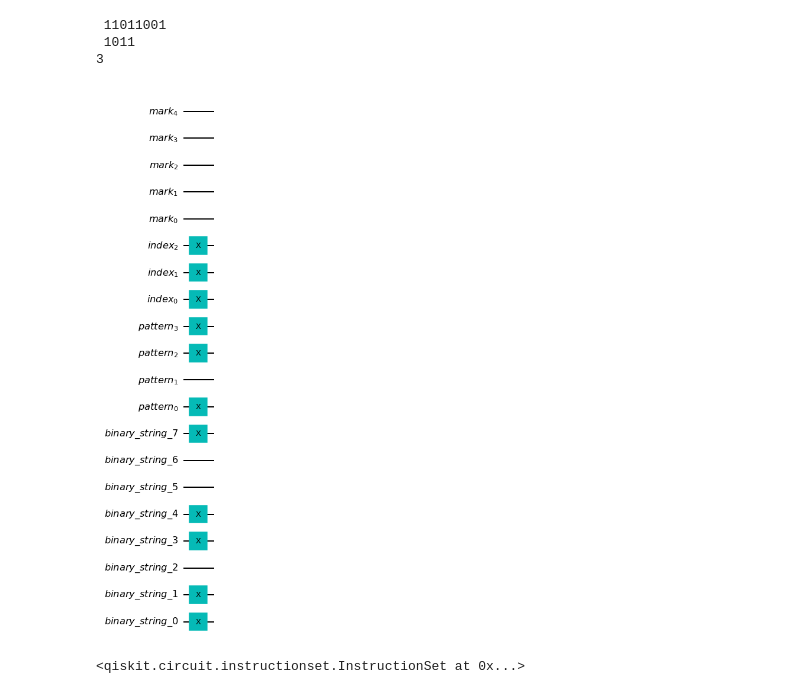
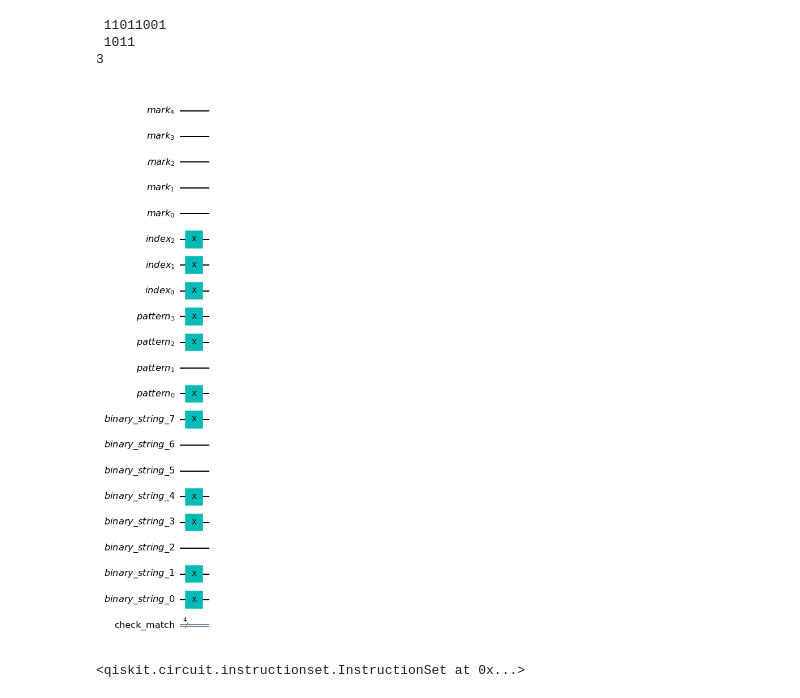
Before and after one commit to SakibulIslamSazzad/Quantum-Pattern-Matching, a Jupyter notebook: Quantum Pattern matching.ipynb, the cells around one changed output. Drawn from its saved outputs; the diff is of its cells as text; code cells hidden in the pictures.

```diff
--- a/Quantum Pattern matching.ipynb
+++ b/Quantum Pattern matching.ipynb
@@ -28,35 +28,37 @@ print(index)
 #this is for pattern segment
 #def check_one(a):
  #   for i in a:
   #      if(a[i]==1):
 
 #mapp_string = list(map(list, int(string)))
 #mapp_pattern = list(map(list, int(pattern)))
 qr1 = QuantumRegister(len(string), 'binary_string') #this is binary string of lengths N, here N=8
 qr2 = QuantumRegister(len(pattern), 'pattern') #this is for binary string of lengths M, for proof M=4
 qr3 = QuantumRegister(index, 'index')
 qr4 = QuantumRegister(len(pattern)+1, 'mark')
+cr1 = ClassicalRegister(len(pattern), 'check_match')
+
 
 #qc = QuantumCircuit(qr1, qr2, qr3)
-qc = QuantumCircuit(qr1, qr2,qr3, qr4)
+qc = QuantumCircuit(qr1, qr2,qr3, qr4, cr1)
 #initial_state  = [1,0]
 qc.x(qr3[0:index])
 #qc.h(qr2[0:len(pattern)])
 qc.draw()
 for i in range(len(string)):
     if (string[i]=='1'):
         qc.x(qr1[i])
    # qc.x(qr1[i])
 for j in range(len(pattern)):
     if (pattern[j]=='1'):
         qc.x(qr2[j])
     #qc.x(qr2[i])
 #for i in range(0,33):
     #qc.initialize(initial_state, qr1[i])
 #qc.initialize(initial_state, qc1.qubits)
 qc.draw(reverse_bits=True)
 # %% [output]
-[figure, old version]
+[figure, new version]
 # %%
 qc.barrier()
 # %% [output]
```
Also changed, not shown: parts of 9 cells of this notebook.
